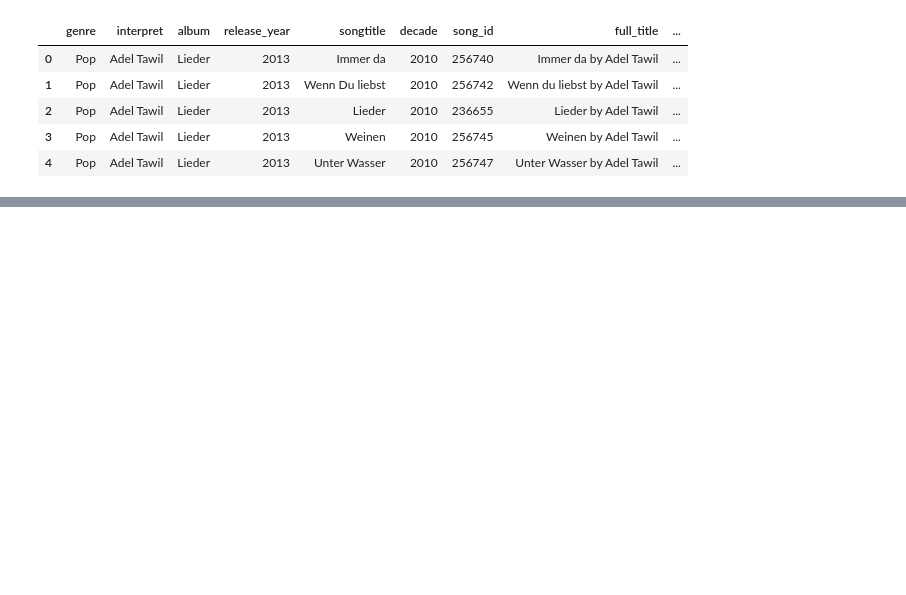
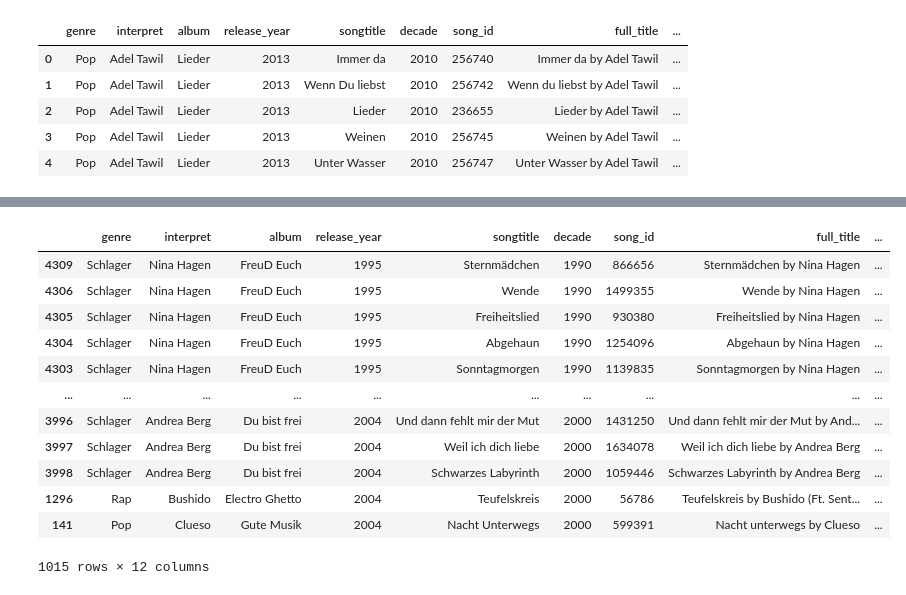
Before and after one commit to Richard-Sieg-TH-Koln/statistik-1-team-2, a Jupyter notebook: notebooks/MVP.ipynb, the cells around one changed output, grey strips where cells are left out. Saved outputs shown, nothing was run; the diff lists cells and outputs as text; code cells hidden in the pictures; blank space fills up the shorter version.

```diff
--- a/notebooks/MVP.ipynb
+++ b/notebooks/MVP.ipynb
@@ -16,0 +123,16 @@ data.head()
+# %%
+data[(data.release_year >= 1995) & (data.release_year < 2005)].sort_values('release_year')
+# %% [output]
+|  | genre | interpret | album | release_year | songtitle | decade | song_id | full_title | ... |
+| 4309 | Schlager | Nina Hagen | FreuD Euch | 1995 | Sternmädchen | 1990 | 866656 | Sternmädchen by Nina Hagen | ... |
+| 4306 | Schlager | Nina Hagen | FreuD Euch | 1995 | Wende | 1990 | 1499355 | Wende by Nina Hagen | ... |
+| 4305 | Schlager | Nina Hagen | FreuD Euch | 1995 | Freiheitslied | 1990 | 930380 | Freiheitslied by Nina Hagen | ... |
+| 4304 | Schlager | Nina Hagen | FreuD Euch | 1995 | Abgehaun | 1990 | 1254096 | Abgehaun by Nina Hagen | ... |
+| 4303 | Schlager | Nina Hagen | FreuD Euch | 1995 | Sonntagmorgen | 1990 | 1139835 | Sonntagmorgen by Nina Hagen | ... |
+| ... | ... | ... | ... | ... | ... | ... | ... | ... | ... |
+| 3996 | Schlager | Andrea Berg | Du bist frei | 2004 | Und dann fehlt mir der Mut | 2000 | 1431250 | Und dann fehlt mir der Mut by And... | ... |
+| 3997 | Schlager | Andrea Berg | Du bist frei | 2004 | Weil ich dich liebe | 2000 | 1634078 | Weil ich dich liebe by Andrea Berg | ... |
+| 3998 | Schlager | Andrea Berg | Du bist frei | 2004 | Schwarzes Labyrinth | 2000 | 1059446 | Schwarzes Labyrinth by Andrea Berg | ... |
+| 1296 | Rap | Bushido | Electro Ghetto | 2004 | Teufelskreis | 2000 | 56786 | Teufelskreis by Bushido (Ft. Sent... | ... |
+| 141 | Pop | Clueso | Gute Musik | 2004 | Nacht Unterwegs | 2000 | 599391 | Nacht unterwegs by Clueso | ... |
+1015 rows × 12 columns
```
Also changed, not shown: parts of 22 cells of this notebook.
